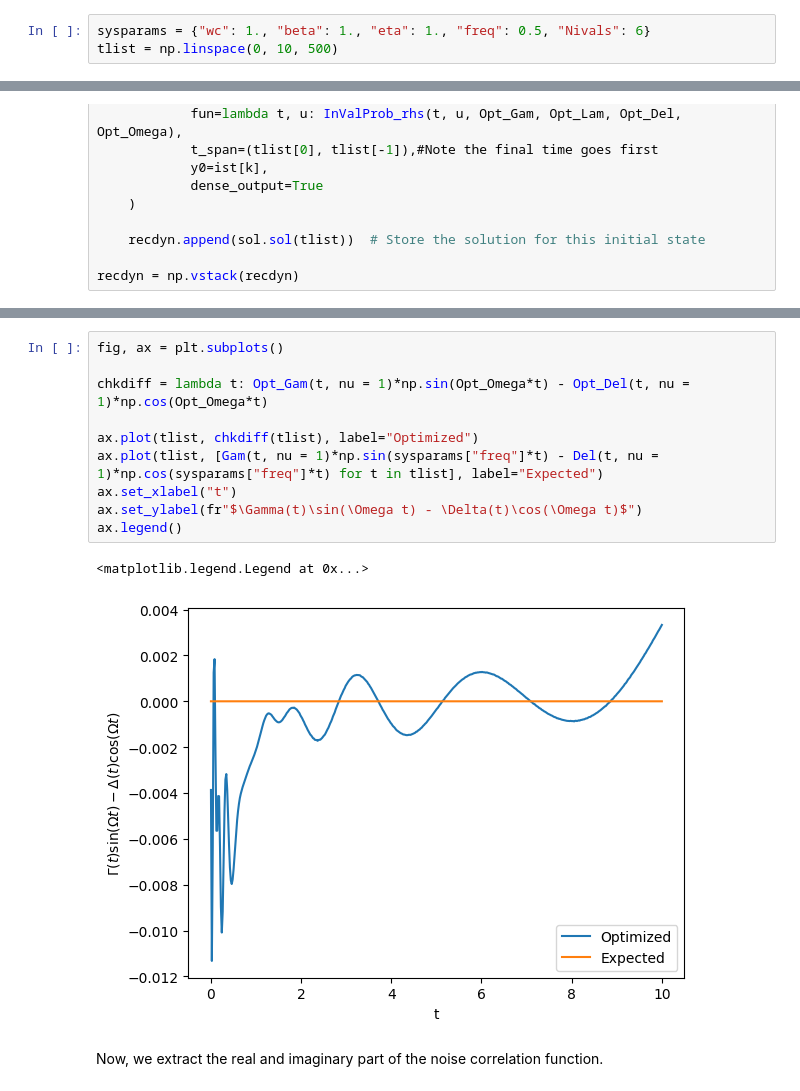
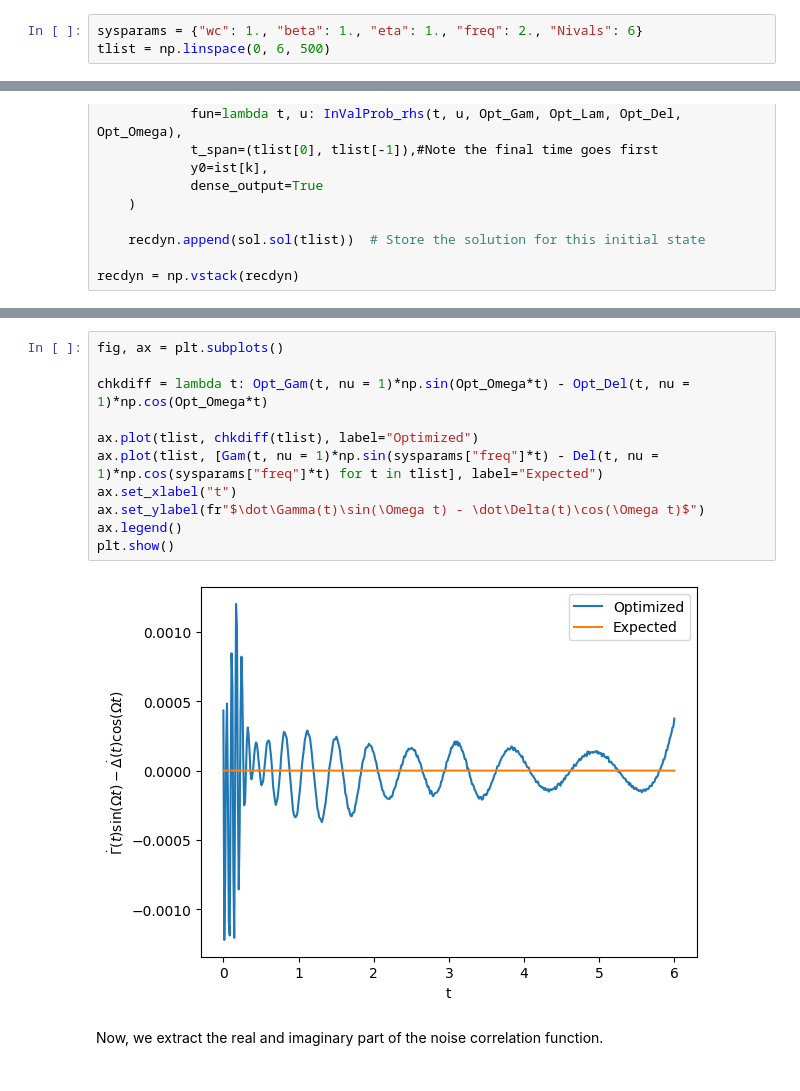
Before and after one commit to martinjimenez388/my-first-proyect, a Jupyter notebook: Examples/PINNverse_nonMarkovSys.ipynb, the cells around one changed output, grey strips where cells are left out. Drawn from its saved outputs; the diff is of its cells as text.

```diff
--- a/Examples/PINNverse_nonMarkovSys.ipynb
+++ b/Examples/PINNverse_nonMarkovSys.ipynb
@@ -53,8 +53,8 @@ def corrfun(t, params):
 # %% [markdown]
 Set the system parameters: the thermal bath parameters defined above, and the driving frequency.
 # %%
-sysparams = {"wc": 1., "beta": 1., "eta": 1., "freq": 0.5, "Nivals": 6}
-tlist = np.linspace(0, 10, 500)
+sysparams = {"wc": 1., "beta": 1., "eta": 1., "freq": 2., "Nivals": 6}
+tlist = np.linspace(0, 6, 500)
 # %%
 plt.plot(tlist, [corrfun(t, sysparams) for t in tlist], label=["Real part", "Imaginary part"])
 plt.title("Correlation function")
@@ -697,16 +742,16 @@ ax.legend()
 # %%
 fig, ax = plt.subplots()
 
 chkdiff = lambda t: Opt_Gam(t, nu = 1)*np.sin(Opt_Omega*t) - Opt_Del(t, nu = 1)*np.cos(Opt_Omega*t)
 
 ax.plot(tlist, chkdiff(tlist), label="Optimized")
 ax.plot(tlist, [Gam(t, nu = 1)*np.sin(sysparams["freq"]*t) - Del(t, nu = 1)*np.cos(sysparams["freq"]*t) for t in tlist], label="Expected")
 ax.set_xlabel("t")
-ax.set_ylabel(fr"$\Gamma(t)\sin(\Omega t) - \Delta(t)\cos(\Omega t)$")
+ax.set_ylabel(fr"$\dot\Gamma(t)\sin(\Omega t) - \dot\Delta(t)\cos(\Omega t)$")
 ax.legend()
+plt.show()
 # %% [output]
-<matplotlib.legend.Legend at 0x...>
-[figure, old version]
+[figure, new version]
 # %% [markdown]
 Now, we extract the real and imaginary part of the noise correlation function.
 # %%
```
Also changed, not shown: parts of 27 cells of this notebook.
